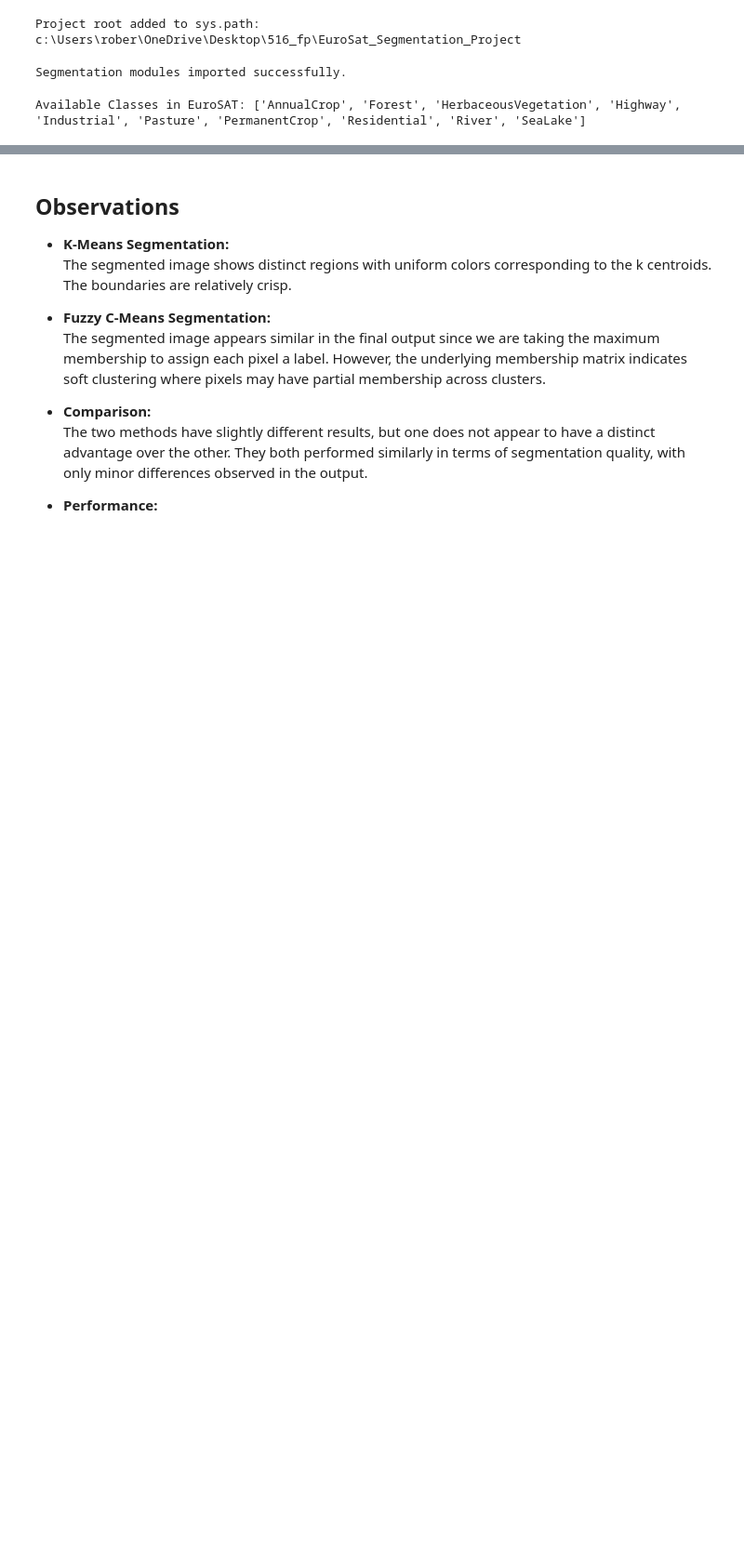
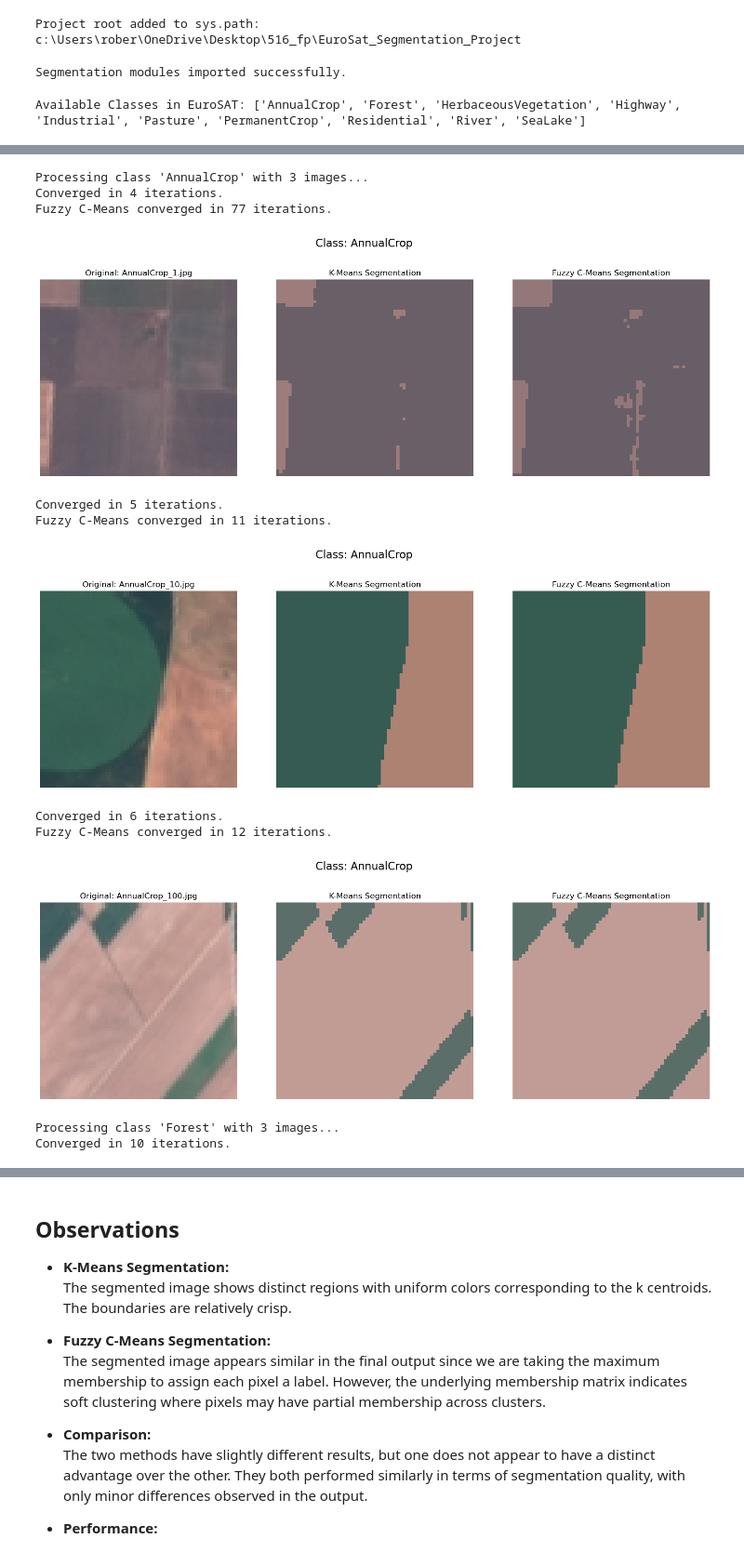
Before and after one commit to Robertwilcox/EuroSat_Segmentation_Project, a Jupyter notebook: notebooks/02_Segmentation.ipynb, the cells around one changed output, grey strips where cells are left out. Shown: that part at 93% size. Drawn from its saved outputs; the diff is of its cells as text; code cells hidden in the pictures; blank space fills up the shorter version.

```diff
--- a/notebooks/02_Segmentation.ipynb
+++ b/notebooks/02_Segmentation.ipynb
@@ -84,15 +63,0 @@ Converged in 21 iterations.
-# %%
-if image is not None:
-    # Set the number of clusters and fuzziness parameter
-    k = 5
-    m = 2  # fuzziness parameter (commonly 2)
-    labels_fcm, centroids_fcm, u = fuzzy_cmeans_segmentation(image, k, m)
-
-    # Build the segmented image using the Fuzzy C-Means result.
-    segmented_image_fcm = centroids_fcm[labels_fcm]
-
-    plt.figure(figsize=(8, 8))
-    plt.imshow(segmented_image_fcm.astype(np.uint8))
-    plt.title("Fuzzy C-Means Segmentation Result")
-    plt.axis("off")
-    plt.show()
@@ -118,0 +64,65 @@ if image is not None:
+# %%
+# Choose a subset of classes for testing (you can modify this list as needed)
+test_classes = classes[:3]  # For example, use the first 3 classes
+num_images_per_class = 3     # Number of sample images to process per class
+
+# Set segmentation parameters.
+k = 2      # Number of clusters for both methods
+m = 2      # Fuzziness parameter for Fuzzy C-Means
+
+for class_name in test_classes:
+    class_path = os.path.join(data_dir, class_name)
+    image_files = os.listdir(class_path)[:num_images_per_class]
+    print(f"Processing class '{class_name}' with {len(image_files)} images...")
+
+    for img_file in image_files:
+        img_path = os.path.join(class_path, img_file)
+        image = cv2.imread(img_path)
+        if image is None:
+            print(f"Failed to load {img_path}")
+            continue
+
+        # Convert the image from BGR to RGB.
+        image_rgb = cv2.cvtColor(image, cv2.COLOR_BGR2RGB)
+
+        # Apply K-Means segmentation.
+        labels_km, centroids_km = kmeans_segmentation(image_rgb, k)
+        segmented_image_km = centroids_km[labels_km]
+
+        # Apply Fuzzy C-Means segmentation.
+        labels_fcm, centroids_fcm, _ = fuzzy_cmeans_segmentation(image_rgb, k, m)
+        segmented_image_fcm = centroids_fcm[labels_fcm]
+
+        # Display original and segmented images side by side.
+        plt.figure(figsize=(18, 6))
+
+        plt.subplot(1, 3, 1)
+        plt.imshow(image_rgb)
+        plt.title(f"Original: {img_file}")
+        plt.axis("off")
+
+        plt.subplot(1, 3, 2)
+        plt.imshow(segmented_image_km.astype(np.uint8))
+        plt.title("K-Means Segmentation")
+        plt.axis("off")
+
+        plt.subplot(1, 3, 3)
+        plt.imshow(segmented_image_fcm.astype(np.uint8))
+        plt.title("Fuzzy C-Means Segmentation")
+        plt.axis("off")
+
+        plt.suptitle(f"Class: {class_name}", fontsize=16)
+        plt.show()
+# %% [output]
+Processing class 'AnnualCrop' with 3 images...
+Converged in 4 iterations.
+Fuzzy C-Means converged in 77 iterations.
+[figure, added]
+Converged in 5 iterations.
+Fuzzy C-Means converged in 11 iterations.
+[figure, added]
+Converged in 6 iterations.
+Fuzzy C-Means converged in 12 iterations.
+[figure, added]
+Processing class 'Forest' with 3 images...
+Converged in 10 iterations.
```
Also changed, not shown: parts of 5 cells of this notebook, 17 other files.
